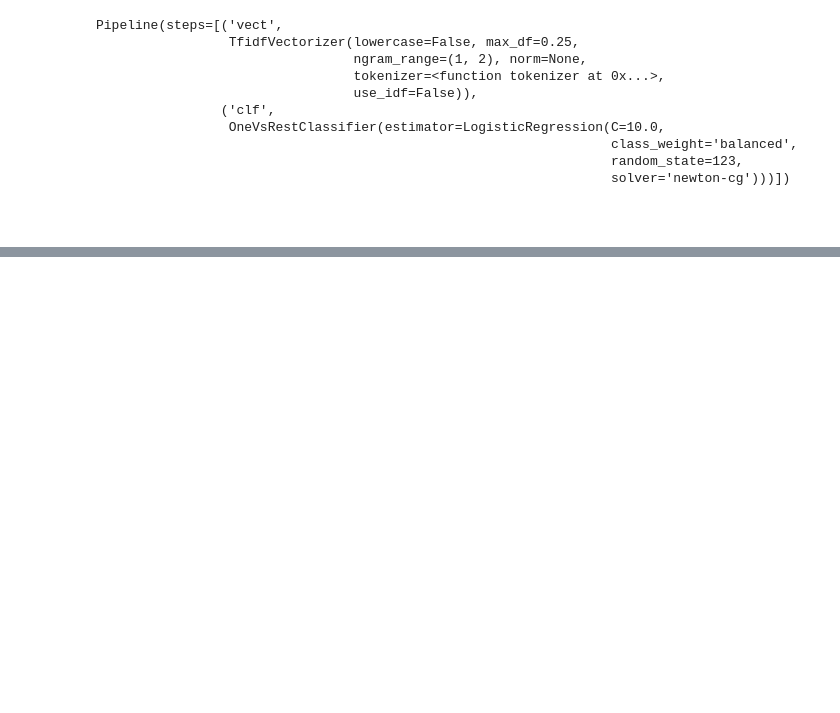
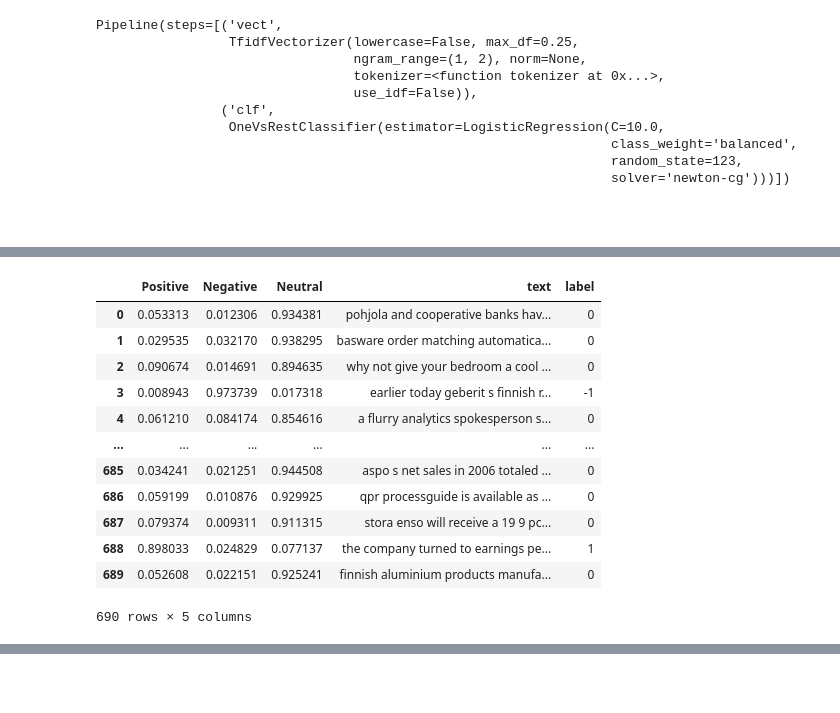
Before and after one commit to KaimiHuang/Quantifying-News-Sentiment-and-Its-Correlation-with-Stock-Price-Changes, a Jupyter notebook: main.ipynb, the cells around one changed output, grey strips where cells are left out. Saved outputs shown, nothing was run; the diff lists cells and outputs as text; code cells hidden in the pictures; blank space fills up the shorter version.

```diff
--- a/main.ipynb
+++ b/main.ipynb
@@ -280,0 +330,3 @@ def model_2():
+# %%
+outputs = model_2(**inputs)
+print(outputs.logits.shape)
@@ -280,0 +335,3 @@ def model_2():
+# %%
+predictions = torch.nn.functional.softmax(outputs.logits, dim=-1)
+print(predictions)
@@ -280,0 +370,18 @@ def model_2():
+# %%
+df['text'] = X_test_2
+df['label'] = y_test_2
+df
+# %% [output]
+|  | Positive | Negative | Neutral | text | label |
+| 0 | 0.053313 | 0.012306 | 0.934381 | pohjola and cooperative banks hav... | 0 |
+| 1 | 0.029535 | 0.032170 | 0.938295 | basware order matching automatica... | 0 |
+| 2 | 0.090674 | 0.014691 | 0.894635 | why not give your bedroom a cool ... | 0 |
+| 3 | 0.008943 | 0.973739 | 0.017318 | earlier today geberit s finnish r... | -1 |
+| 4 | 0.061210 | 0.084174 | 0.854616 | a flurry analytics spokesperson s... | 0 |
+| ... | ... | ... | ... | ... | ... |
+| 685 | 0.034241 | 0.021251 | 0.944508 | aspo s net sales in 2006 totaled ... | 0 |
+| 686 | 0.059199 | 0.010876 | 0.929925 | qpr processguide is available as ... | 0 |
+| 687 | 0.079374 | 0.009311 | 0.911315 | stora enso will receive a 19 9 pc... | 0 |
+| 688 | 0.898033 | 0.024829 | 0.077137 | the company turned to earnings pe... | 1 |
+| 689 | 0.052608 | 0.022151 | 0.925241 | finnish aluminium products manufa... | 0 |
+690 rows × 5 columns
```
Also changed, not shown: parts of 24 cells of this notebook.
